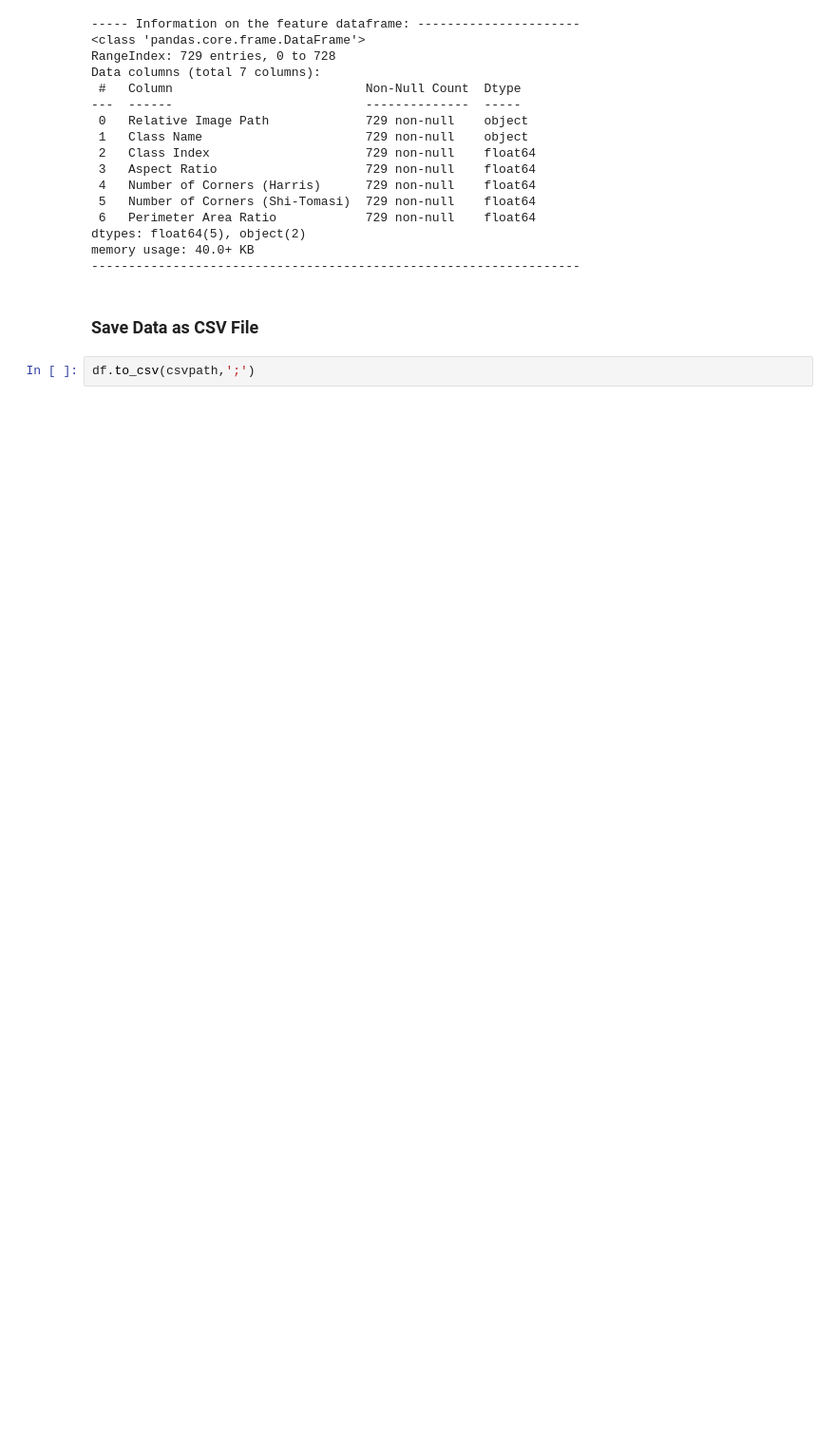
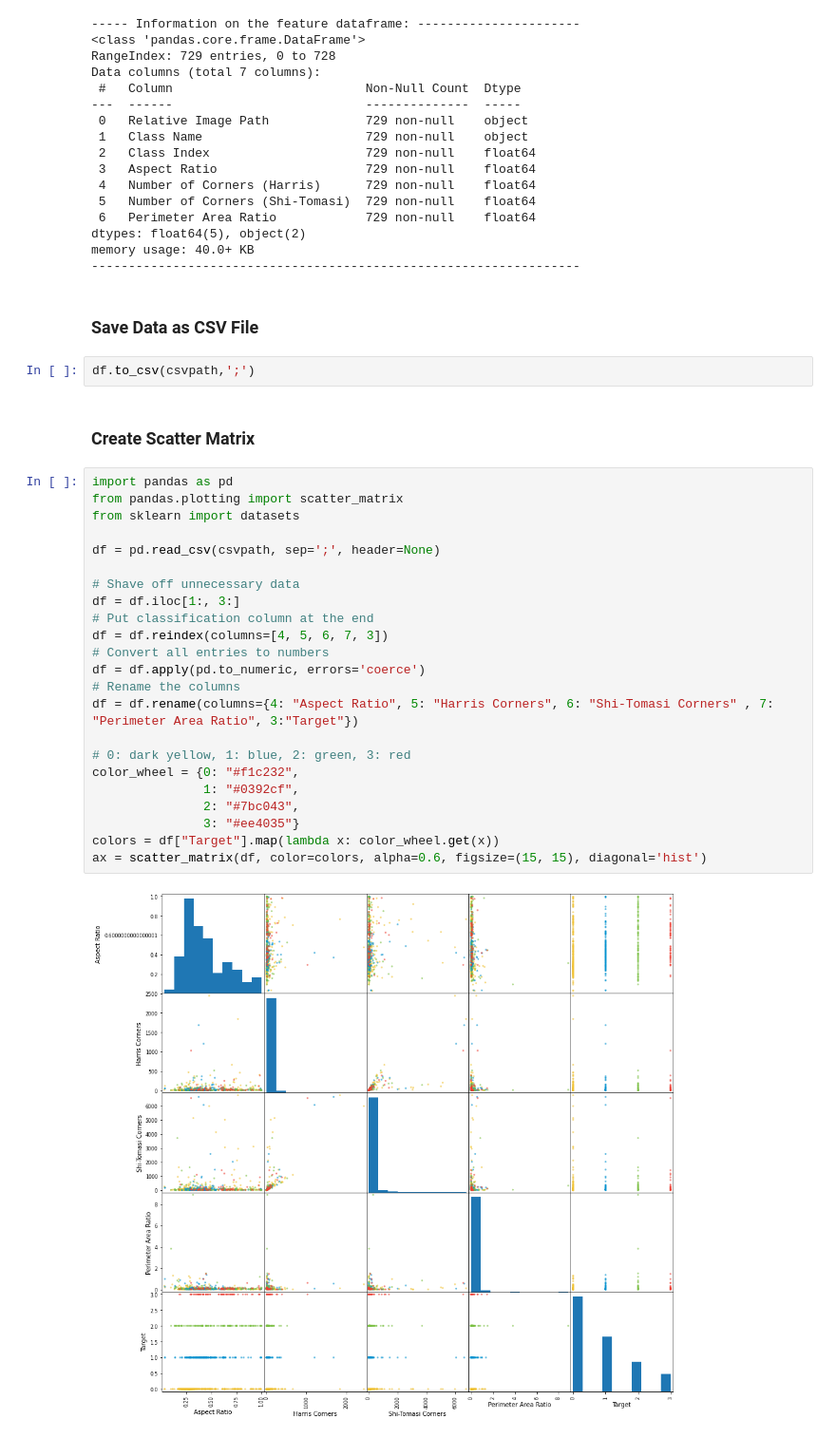
Before and after one commit to thecherry94/Projektarbeit-Kuenstliche-Intelligenz, a Jupyter notebook: feature_extraction_notebook.ipynb, the cells around one changed output. Shown at 95% size. Saved outputs shown, nothing was run; the diff lists cells and outputs as text; blank space fills up the shorter version.

```diff
--- a/feature_extraction_notebook.ipynb
+++ b/feature_extraction_notebook.ipynb
@@ -103,3 +104,30 @@ memory usage: 40.0+ KB
 ### Save Data as CSV File
 # %%
 df.to_csv(csvpath,';')
+# %% [markdown]
+### Create Scatter Matrix
+# %%
+import pandas as pd
+from pandas.plotting import scatter_matrix
+from sklearn import datasets
+
+df = pd.read_csv(csvpath, sep=';', header=None)
+
+# Shave off unnecessary data
+df = df.iloc[1:, 3:]
+# Put classification column at the end
+df = df.reindex(columns=[4, 5, 6, 7, 3])
+# Convert all entries to numbers
+df = df.apply(pd.to_numeric, errors='coerce')
+# Rename the columns
+df = df.rename(columns={4: "Aspect Ratio", 5: "Harris Corners", 6: "Shi-Tomasi Corners" , 7: "Perimeter Area Ratio", 3:"Target"})
+
+# 0: dark yellow, 1: blue, 2: green, 3: red
+color_wheel = {0: "#f1c232",
+               1: "#0392cf",
+               2: "#7bc043",
+               3: "#ee4035"}
+colors = df["Target"].map(lambda x: color_wheel.get(x))
+ax = scatter_matrix(df, color=colors, alpha=0.6, figsize=(15, 15), diagonal='hist')
+# %% [output]
+[figure, added]
```
Also changed, not shown: parts of 2 cells of this notebook, 13 other files.
